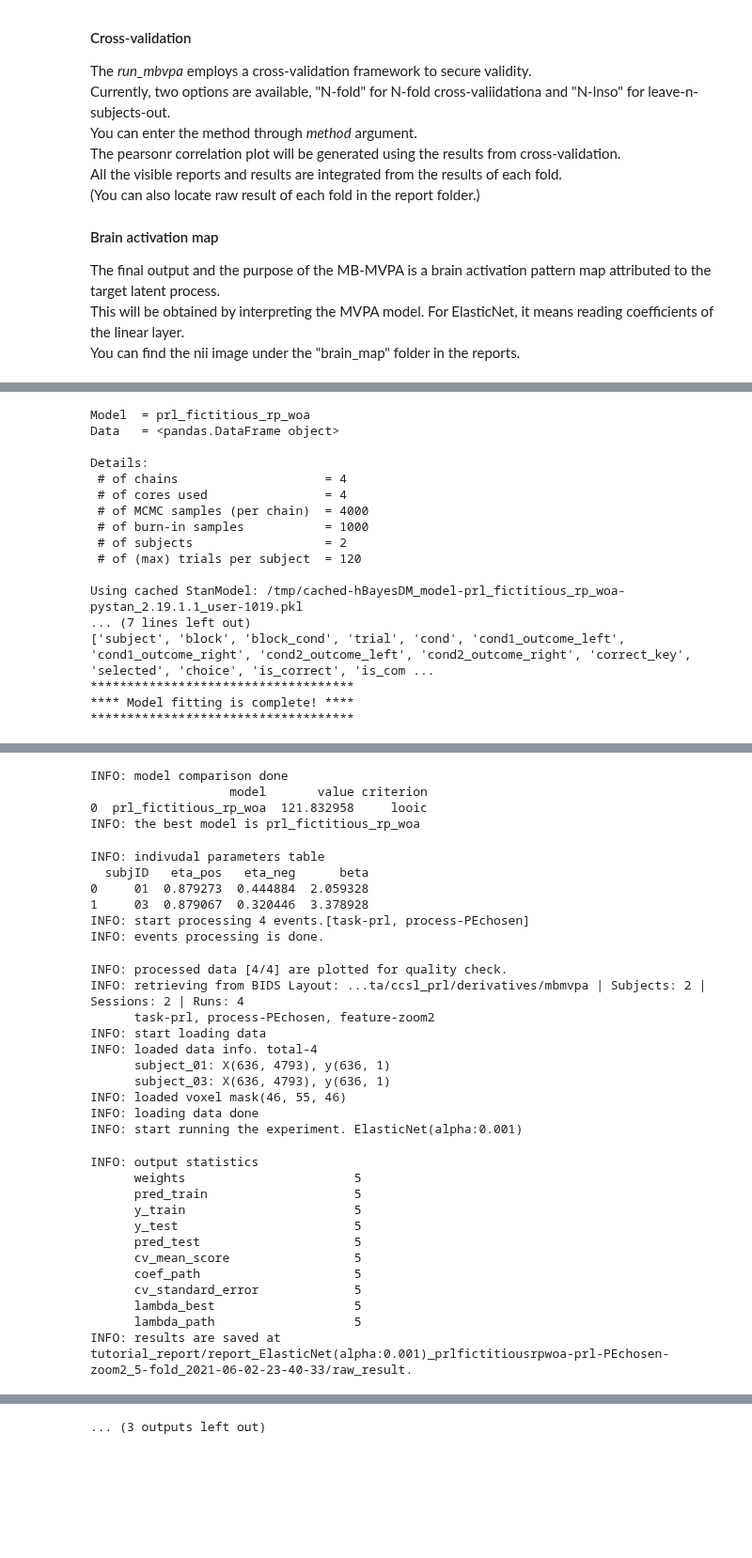
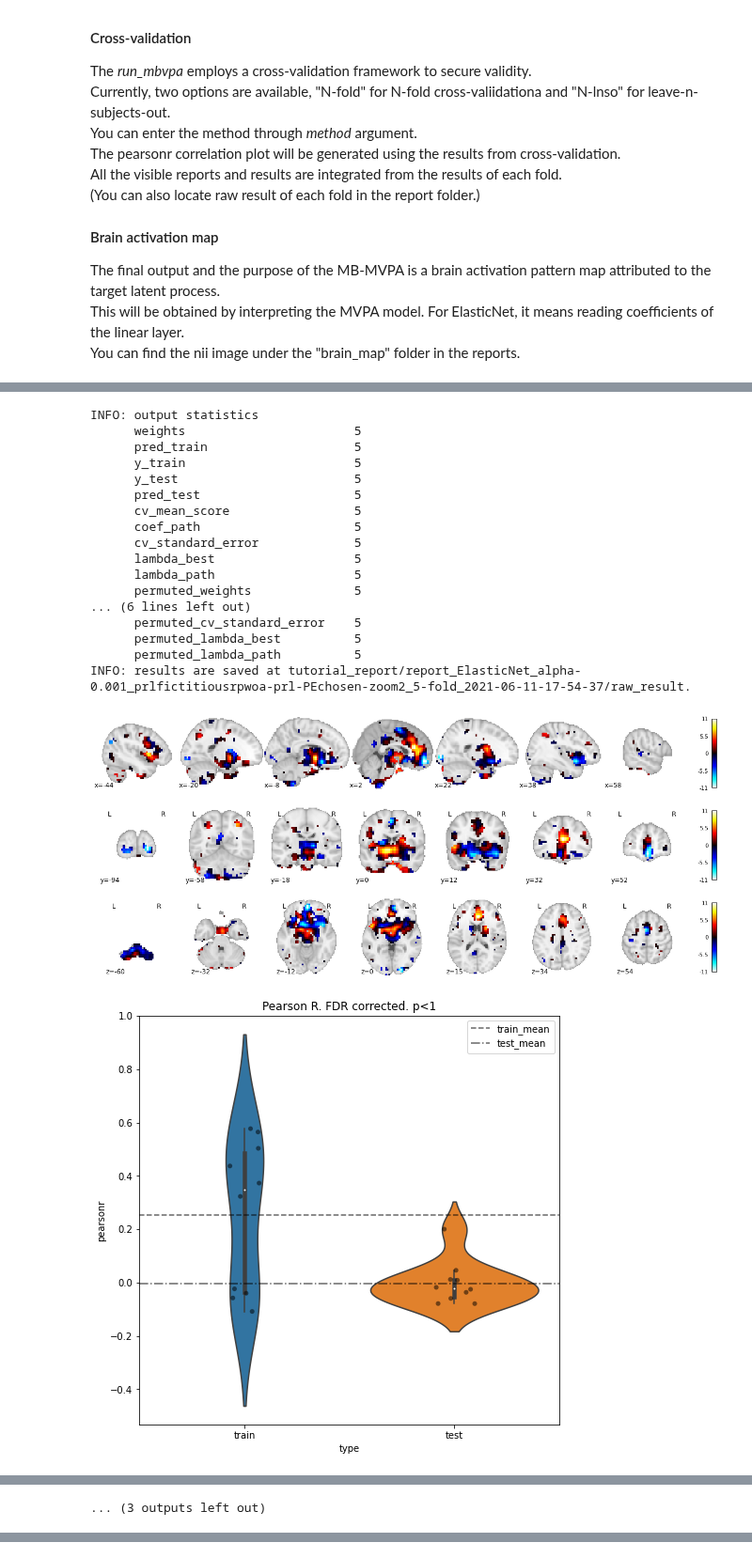
Before and after one commit to CCS-Lab/project_model_based_fmri, a Jupyter notebook: tutorials/tutorial_prl_elasticnet.ipynb, the cells around one changed output, grey strips where cells are left out. Shown at 94% size. Saved outputs shown, nothing was run; the diff lists cells and outputs as text; code cells hidden in the pictures; blank space fills up the shorter version.

```diff
--- a/tutorials/tutorial_prl_elasticnet.ipynb
+++ b/tutorials/tutorial_prl_elasticnet.ipynb
@@ -130,7 +130,9 @@ _ = run_mbmvpa(bids_layout=bids_layout,            # data
                n_core=4,                           # number of core for multi-processing in hBayesDM
                n_thread=4,                         # number of thread for multi-threading in generating voxel features
                use_duration=False,
+               n_repeat=10,
                overwrite=True,
+               pval_threshold=1,
               )
 # %% [output]
 INFO: start loading BIDSLayout
@@ -158,17 +177,19 @@ WARNING:pystan:ADVI samples may be found on the filesystem in the file `/tmp/tmp
-Model  = prl_fictitious_rp_woa
-Data   = <pandas.DataFrame object>
-
-Details:
- # of chains                    = 4
- # of cores used                = 4
- # of MCMC samples (per chain)  = 4000
- # of burn-in samples           = 1000
- # of subjects                  = 2
- # of (max) trials per subject  = 120
-
-Using cached StanModel: /tmp/cached-hBayesDM_model-prl_fictitious_rp_woa-pystan_2.19.1.1_user-1019.pkl
-... (7 lines left out)
-['subject', 'block', 'block_cond', 'trial', 'cond', 'cond1_outcome_left', 'cond1_outcome_right', 'cond2_outcome_left', 'cond2_outcome_right', 'correct_key', 'selected', 'choice', 'is_correct', 'is_com ...
-************************************
-**** Model fitting is complete! ****
-************************************
+INFO: output statistics
+      weights                       5
+      pred_train                    5
+      y_train                       5
+      y_test                        5
+      pred_test                     5
+      cv_mean_score                 5
+      coef_path                     5
+      cv_standard_error             5
+      lambda_best                   5
+      lambda_path                   5
+      permuted_weights              5
+... (6 lines left out)
+      permuted_cv_standard_error    5
+      permuted_lambda_best          5
+      permuted_lambda_path          5
+INFO: results are saved at tutorial_report/report_ElasticNet_alpha-0.001_prlfictitiousrpwoa-prl-PEchosen-zoom2_5-fold_2021-06-11-17-54-37/raw_result.
+[figure, new version]
+[figure, added]
@@ -175,32 +199 @@ Using cached StanModel: /tmp/cached-hBayesDM_model-prl_fictitious_rp_woa-pystan_
-INFO: model comparison done
-                   model       value criterion
-0  prl_fictitious_rp_woa  121.832958     looic
-INFO: the best model is prl_fictitious_rp_woa
+... (3 outputs left out)
-INFO: indivudal parameters table
-  subjID   eta_pos   eta_neg      beta
-0     01  0.879273  0.444884  2.059328
-1     03  0.879067  0.320446  3.378928
-INFO: start processing 4 events.[task-prl, process-PEchosen]
-INFO: events processing is done.
-INFO: processed data [4/4] are plotted for quality check.
-INFO: retrieving from BIDS Layout: ...ta/ccsl_prl/derivatives/mbmvpa | Subjects: 2 | Sessions: 2 | Runs: 4
-      task-prl, process-PEchosen, feature-zoom2
-INFO: start loading data
-INFO: loaded data info. total-4
-      subject_01: X(636, 4793), y(636, 1)
-      subject_03: X(636, 4793), y(636, 1)
-INFO: loaded voxel mask(46, 55, 46)
-INFO: loading data done
-INFO: start running the experiment. ElasticNet(alpha:0.001)
-INFO: output statistics
-      weights                       5
-      pred_train                    5
-      y_train                       5
-      y_test                        5
-      pred_test                     5
-      cv_mean_score                 5
-      coef_path                     5
-      cv_standard_error             5
-      lambda_best                   5
-      lambda_path                   5
-INFO: results are saved at tutorial_report/report_ElasticNet(alpha:0.001)_prlfictitiousrpwoa-prl-PEchosen-zoom2_5-fold_2021-06-02-23-40-33/raw_result.
@@ -208 +199,0 @@ INFO: results are saved at tutorial_report/report_ElasticNet(alpha:0.001)_prlfic
-... (3 outputs left out)
```
Also changed, not shown: parts of 1 cell of this notebook, 12 other files.
